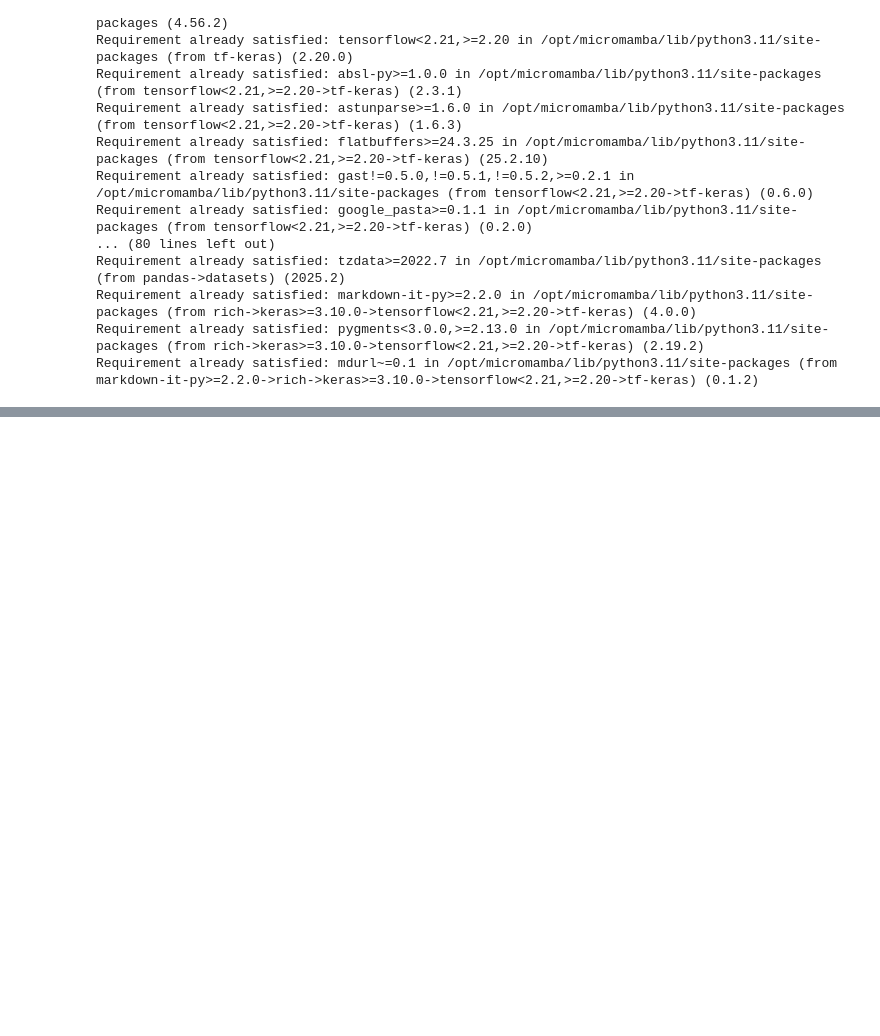
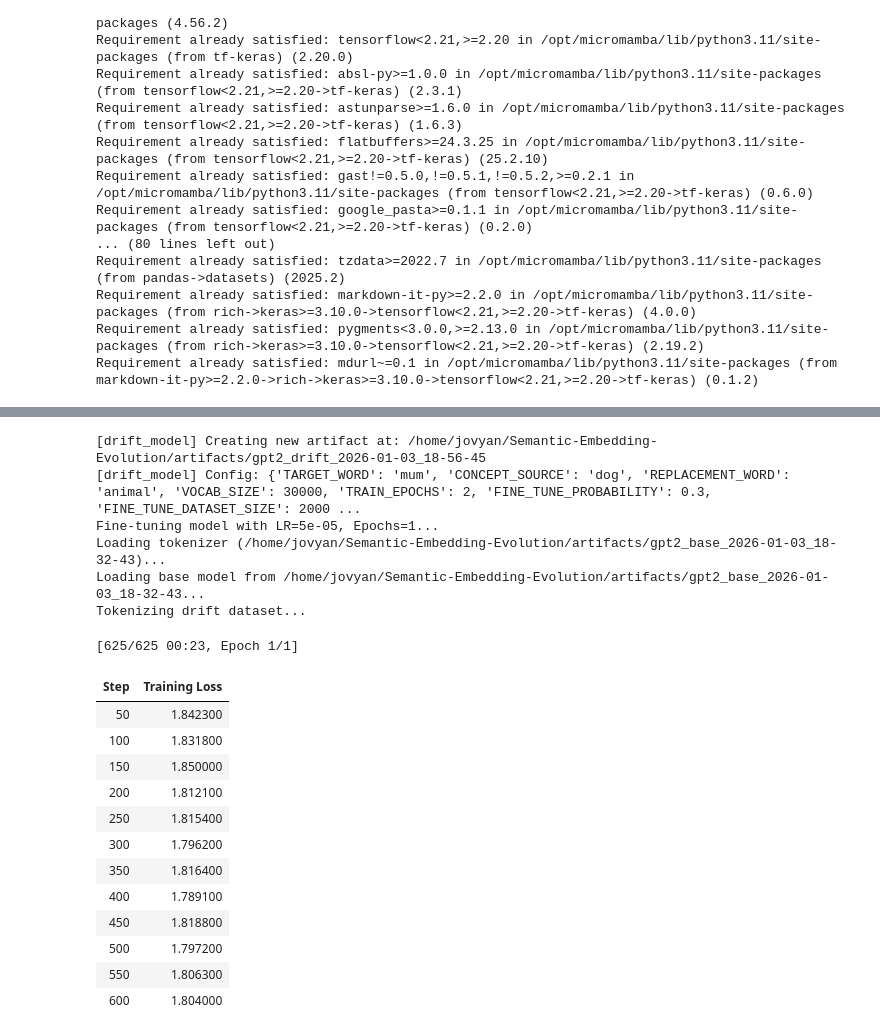
Before and after one commit to MarkusStefan/Semantic-Embedding-Evolution, a Jupyter notebook: notebooks/synthetic_semantic_drift.ipynb, the cells around one changed output, grey strips where cells are left out. Drawn from its saved outputs; the diff is of its cells as text; code cells hidden in the pictures; blank space fills up the shorter version.

```diff
--- a/notebooks/synthetic_semantic_drift.ipynb
+++ b/notebooks/synthetic_semantic_drift.ipynb
@@ -458,0 +1209,79 @@ Starting training (1 epochs)...
+# %%
+# --- 4. Fine-tuned Model (Drift) ---
+config_drift_model = {
+    "DEV_SHARE": DEV_SHARE,
+    "TARGET_WORD": TARGET_WORD,
+    "CONCEPT_SOURCE": CONCEPT_SOURCE,
+    "REPLACEMENT_WORD": REPLACEMENT_WORD,
+    "VOCAB_SIZE": VOCAB_SIZE,
+    "TRAIN_EPOCHS": TRAIN_EPOCHS,
+    "FINE_TUNE_PROBABILITY": FINE_TUNE_PROBABILITY,
+    "FINE_TUNE_DATASET_SIZE": FINE_TUNE_DATASET_SIZE,
+    "FINE_TUNE_LEARNING_RATE": FINE_TUNE_LEARNING_RATE,
+    "FINE_TUNE_EPOCHS": FINE_TUNE_EPOCHS
+}
+
+def create_drift_model_fn(path: Path):
+    print(f"Fine-tuning model with LR={FINE_TUNE_LEARNING_RATE}, Epochs={FINE_TUNE_EPOCHS}...")
+
+    # Load artifacts
+    tokenizer = load_tokenizer(base_model_path)
+    model = load_base_model(base_model_path)
+
+    # Prepare data
+    drift_dataset = prepare_drift_dataset(drift_data_path, tokenizer)
+
+    # Training Args
+    args = TrainingArguments(
+        output_dir=path,
+        overwrite_output_dir=True,
+        num_train_epochs=FINE_TUNE_EPOCHS,
+        per_device_train_batch_size=32,
+        learning_rate=FINE_TUNE_LEARNING_RATE,
+        weight_decay=0.01,
+        save_steps=200,
+        logging_steps=50,
+        report_to="none",
+        fp16=torch.cuda.is_available()
+    )
+
+    trainer = Trainer(
+        model=model,
+        args=args,
+        train_dataset=drift_dataset,
+        data_collator=DataCollatorForLanguageModeling(tokenizer, mlm=False),
+    )
+
+    trainer.train()
+    trainer.save_model(path)
+    tokenizer.save_pretrained(path)
+
+drift_model_path = manager.get_artifact(
+    "drift_model",
+    config_drift_model,
+    create_drift_model_fn,
+    prefix="gpt2_drift"
+)
+
+DRIFT_MODEL_DIR = drift_model_path # Update global
+# %% [output]
+[drift_model] Creating new artifact at: /home/jovyan/Semantic-Embedding-Evolution/artifacts/gpt2_drift_2026-01-03_18-56-45
+[drift_model] Config: {'TARGET_WORD': 'mum', 'CONCEPT_SOURCE': 'dog', 'REPLACEMENT_WORD': 'animal', 'VOCAB_SIZE': 30000, 'TRAIN_EPOCHS': 2, 'FINE_TUNE_PROBABILITY': 0.3, 'FINE_TUNE_DATASET_SIZE': 2000 ...
+Fine-tuning model with LR=5e-05, Epochs=1...
+Loading tokenizer (/home/jovyan/Semantic-Embedding-Evolution/artifacts/gpt2_base_2026-01-03_18-32-43)...
+Loading base model from /home/jovyan/Semantic-Embedding-Evolution/artifacts/gpt2_base_2026-01-03_18-32-43...
+Tokenizing drift dataset...
+[625/625 00:23, Epoch 1/1]
+| Step | Training Loss |
+| 50 | 1.842300 |
+| 100 | 1.831800 |
+| 150 | 1.850000 |
+| 200 | 1.812100 |
+| 250 | 1.815400 |
+| 300 | 1.796200 |
+| 350 | 1.816400 |
+| 400 | 1.789100 |
+| 450 | 1.818800 |
+| 500 | 1.797200 |
+| 550 | 1.806300 |
+| 600 | 1.804000 |
```
Also changed, not shown: parts of 30 cells of this notebook, 3 other files.
